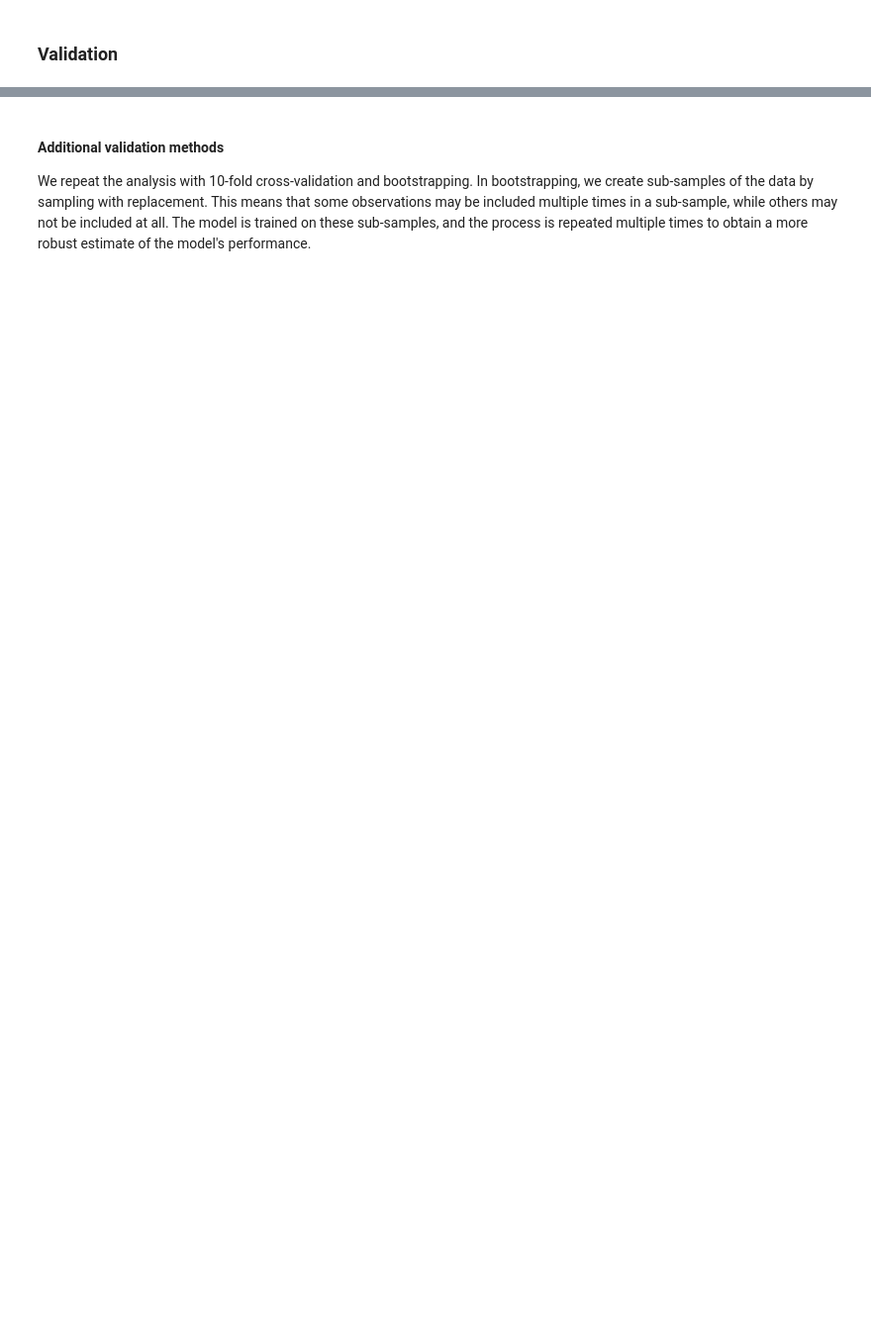
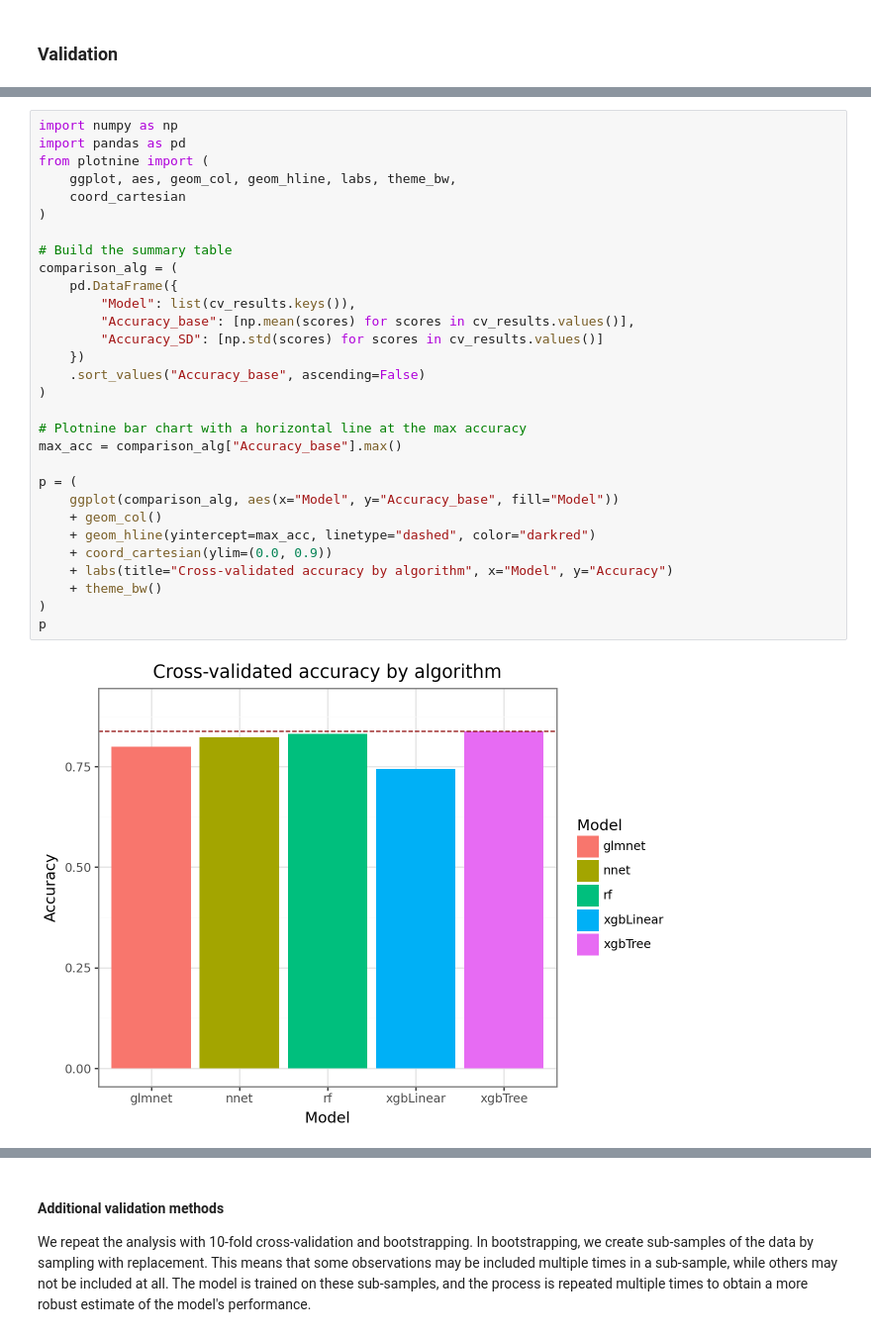
Before and after one commit to ha-pu/data_course, a Jupyter notebook: 4-machine_learning.ipynb, the cells around one changed output, grey strips where cells are left out. Shown: that part at 99% size. Drawn from its saved outputs; the diff is of its cells as text; blank space fills up the shorter version.

```diff
--- a/4-machine_learning.ipynb
+++ b/4-machine_learning.ipynb
@@ -465,0 +429,32 @@ comparison_alg.reset_index(drop=True)
+# %%
+import numpy as np
+import pandas as pd
+from plotnine import (
+    ggplot, aes, geom_col, geom_hline, labs, theme_bw,
+    coord_cartesian
+)
+
+# Build the summary table
+comparison_alg = (
+    pd.DataFrame({
+        "Model": list(cv_results.keys()),
+        "Accuracy_base": [np.mean(scores) for scores in cv_results.values()],
+        "Accuracy_SD": [np.std(scores) for scores in cv_results.values()]
+    })
+    .sort_values("Accuracy_base", ascending=False)
+)
+
+# Plotnine bar chart with a horizontal line at the max accuracy
+max_acc = comparison_alg["Accuracy_base"].max()
+
+p = (
+    ggplot(comparison_alg, aes(x="Model", y="Accuracy_base", fill="Model"))
+    + geom_col()
+    + geom_hline(yintercept=max_acc, linetype="dashed", color="darkred")
+    + coord_cartesian(ylim=(0.0, 0.9))
+    + labs(title="Cross-validated accuracy by algorithm", x="Model", y="Accuracy")
+    + theme_bw()
+)
+p
+# %% [output]
+[figure, added]
```
Also changed, not shown: parts of 39 cells of this notebook.
